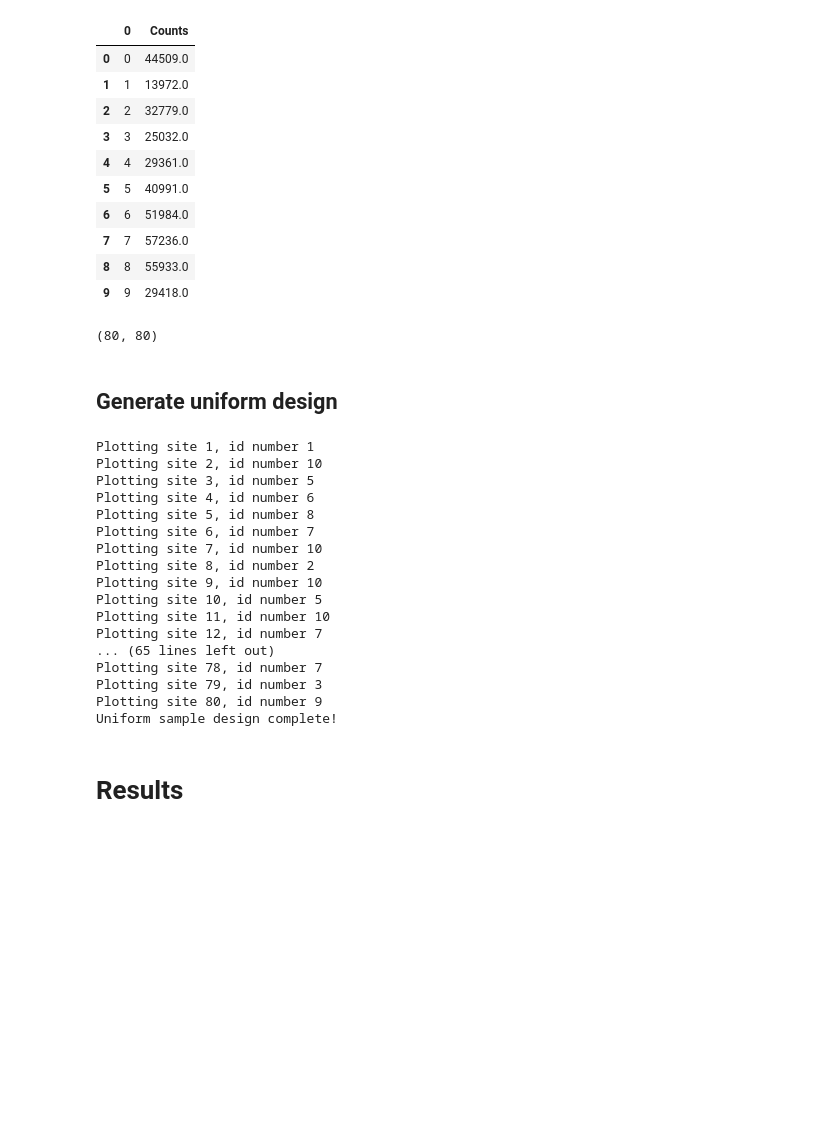
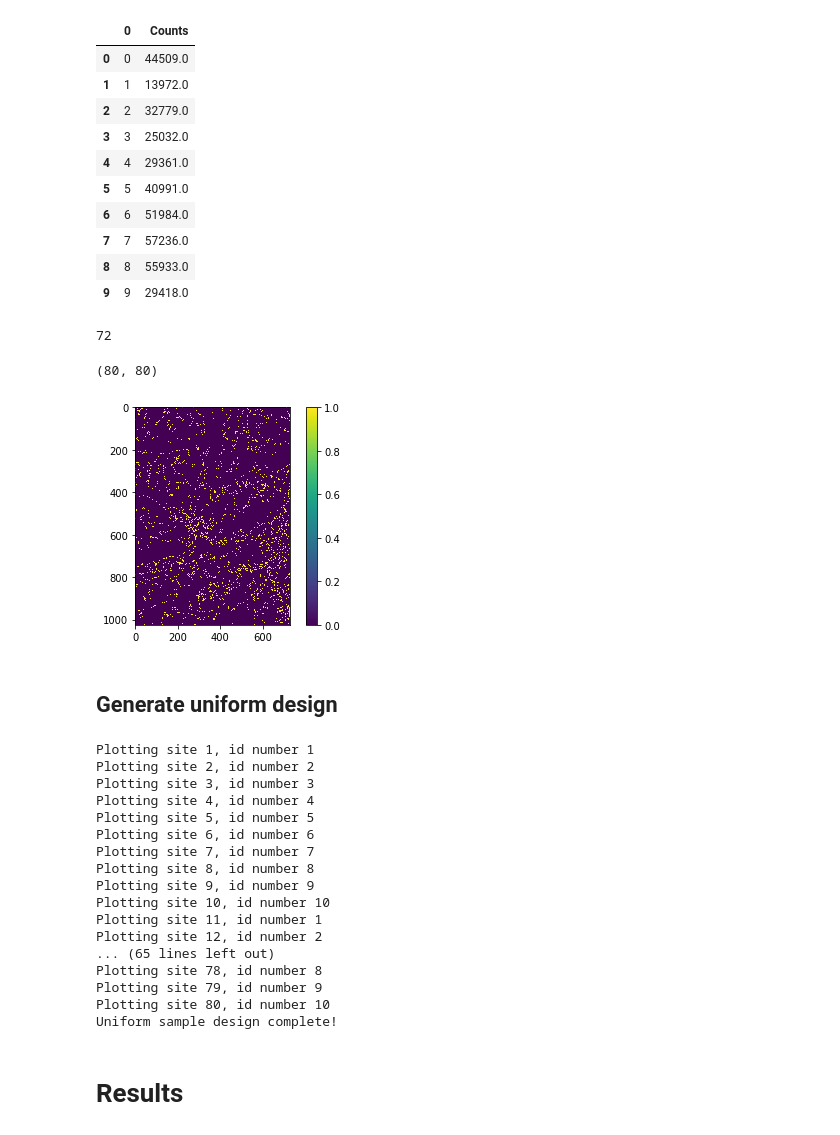
Before and after one commit to EllieBowler/optimising-sample-designs, a Jupyter notebook: demo-uniform-design-Copy1.ipynb, the cells around one changed output. Cells and saved outputs as stored; diff of their text form; code cells hidden in the pictures; blank space fills up the shorter version.

```diff
--- a/demo-uniform-design-Copy1.ipynb
+++ b/demo-uniform-design-Copy1.ipynb
@@ -261,0 +376,13 @@ nsp = 80
+# %%
+#combo_df = pd.DataFrame(metric1_id.T)
+imheight, imwidth = metric1_binned_mask.shape
+#combo_num = len(combo_df)
+all_layers = np.zeros((len(metric1_id), imheight, imwidth))
+for i in metric1_id:
+    im_layer = np.where(metric1_binned_mask == i, 1, 0)
+    all_layers[i, :, :] = im_layer
+#     plt.imshow(im_layer)
+#     plt.title('{} valid pixels in ID {}'.format(np.sum(im_layer), i))
+#     plt.axis('off')
+#     plt.colorbar()
+#     plt.show()
@@ -261,0 +414,2 @@ nsp = 80
+# %%
+combo_df = pd.DataFrame(metric1_id.T)
@@ -351,4 +522,17 @@ def generate_ID_im(all_layers, ID_df, nsp, savepath, timestamp):
     # Save an ID image for adapted uniform designs
     np.save("{}/{}_Uniform_IDim".format(directory, timestamp), ID_im)
     return store_masks, ID_im, unique_IDs
+# %%
+def generate_ID_im(all_layers, ID_df, nsp):
+    imdepth, imheight, imwidth = all_layers.shape
+    ID_im = np.zeros((imheight, imwidth))
+    store_masks = np.zeros((len(ID_df), imheight, imwidth))
+    counter = 0;
+    unique_IDs = []
+    for k in ID_df.index.values:
+        store_masks[counter, :, :] = all_layers[k, :, :]
+        ID_im += all_layers[k, :, :] * (counter + 1)
+        unique_IDs.append(counter + 1)
+        counter += 1
+    return store_masks, ID_im, unique_IDs
 # %%
@@ -361,6 +545,10 @@ def upper_lower_suggest(nsp, ID_df):
     nsp_lower = np.floor(nsp / n_bins) * n_bins
     nsp_upper = np.ceil(nsp / n_bins) * n_bins
     return nsp_lower.astype(int), nsp_upper.astype(int)
+# %%
+nsp%n_bins * n_bins
+# %% [output]
+72
 # %%
 upper_lower_suggest(nsp, ID_df)
 # %% [output]
@@ -388,6 +588,12 @@ def generate_id_list(unique_IDs, s_opt, nsp, ID_df):
     return id_mix, ID_df
 # %%
 id_mix, ID_df = generate_id_list(unique_IDs, s_opt, nsp, ID_df)
+# %%
+plt.imshow(np.where(ID_im==1, 1, 0))
+plt.colorbar()
+plt.show()
+# %% [output]
+[figure, added]
 # %% [markdown]
 ## Generate uniform design
 # %%
@@ -431,24 +638,24 @@ def generate_uniform_design(id_mix, unique_IDs, store_masks):
 
     return x_vals, y_vals
 # %%
-x_unif, y_unif = generate_uniform_design(id_mix, unique_IDs, store_masks)
+x_unif, y_unif = generate_uniform_design(id_rep, ID_im)
 # %% [output]
 Plotting site 1, id number 1
-Plotting site 2, id number 10
-Plotting site 3, id number 5
-Plotting site 4, id number 6
-Plotting site 5, id number 8
-Plotting site 6, id number 7
-Plotting site 7, id number 10
-Plotting site 8, id number 2
-Plotting site 9, id number 10
-Plotting site 10, id number 5
-Plotting site 11, id number 10
-Plotting site 12, id number 7
+Plotting site 2, id number 2
+Plotting site 3, id number 3
+Plotting site 4, id number 4
+Plotting site 5, id number 5
+Plotting site 6, id number 6
+Plotting site 7, id number 7
+Plotting site 8, id number 8
+Plotting site 9, id number 9
+Plotting site 10, id number 10
+Plotting site 11, id number 1
+Plotting site 12, id number 2
 ... (65 lines left out)
-Plotting site 78, id number 7
-Plotting site 79, id number 3
-Plotting site 80, id number 9
+Plotting site 78, id number 8
+Plotting site 79, id number 9
+Plotting site 80, id number 10
 Uniform sample design complete!
 # %% [markdown]
 # Results
```
Also changed, not shown: parts of 25 cells of this notebook, 4 other files.
